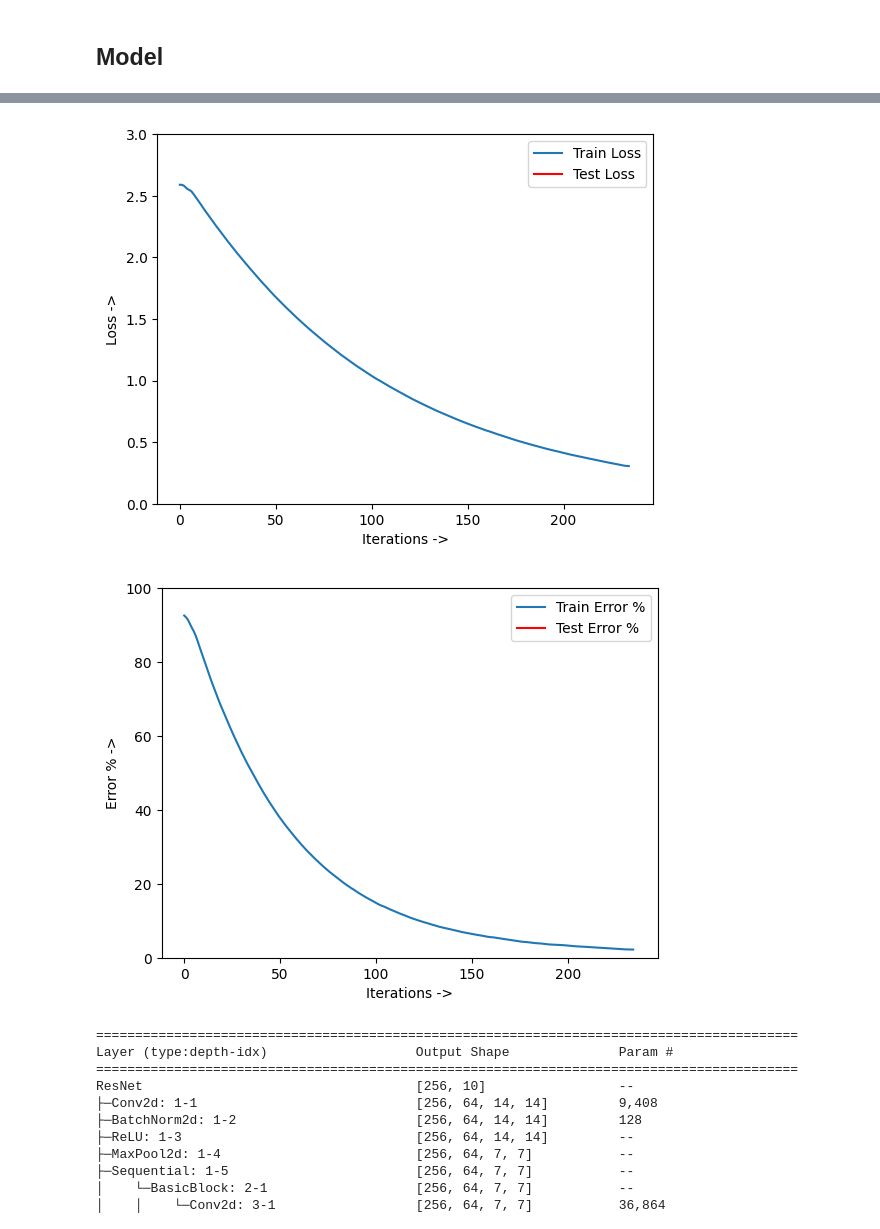
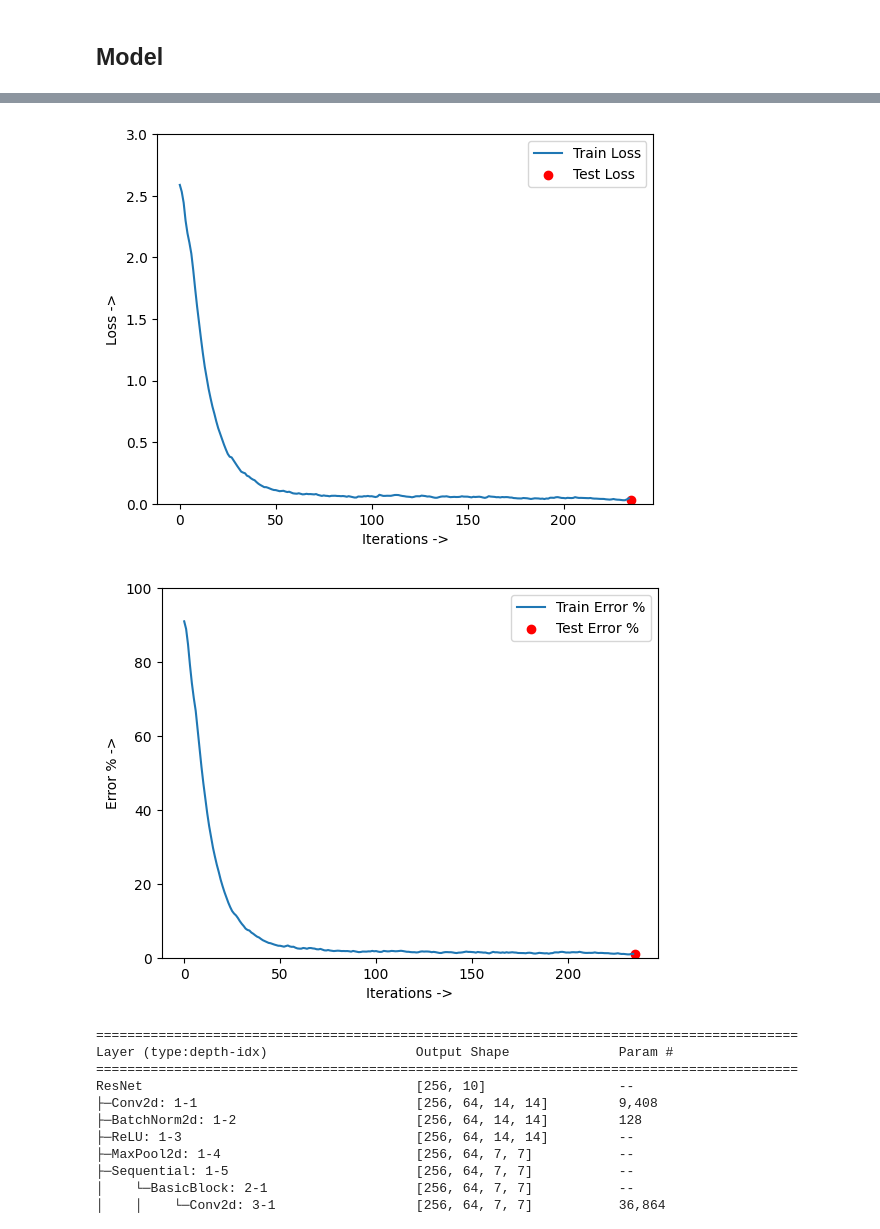
Before and after one commit to bethelmelesse/cnn_practice, a Jupyter notebook: resnet34_imagenet_mnist_full.ipynb, the cells around one changed output, grey strips where cells are left out. Saved outputs shown, nothing was run; the diff lists cells and outputs as text; code cells hidden in the pictures.

Commit message:
plot bugfix

```diff
--- a/resnet34_imagenet_mnist_full.ipynb
+++ b/resnet34_imagenet_mnist_full.ipynb
@@ -147,28 +147,28 @@ def smooth(scalars, weight):  # Weight between 0 and 1
     return smoothed
 # %%
 import numpy as np
-plt.plot(smooth(all_train_losses, 0.99), label='Train Loss')
+plt.plot(smooth(all_train_losses, 0.9), label='Train Loss')
 steps_per_epoch = len(train_dataloader)
 test_iterations = [steps_per_epoch*(i+1) for i in range(epoch)]
-plt.plot(test_iterations, all_test_losses, label='Test Loss', color='red')
+plt.scatter(test_iterations, all_test_losses, label='Test Loss', color='red')
 plt.ylim([0, 3.0])
 plt.xlabel('Iterations ->')
 plt.ylabel('Loss ->')
 plt.legend()
 plt.show()
 
 all_train_error = 100 - np.array(all_train_accuracy)
 all_test_error = 100 - np.array(all_test_accuracy)
-plt.plot(smooth(all_train_error, 0.98), label='Train Error %')
-plt.plot(test_iterations, all_test_error, label='Test Error %', color='red')
+plt.plot(smooth(all_train_error, 0.9), label='Train Error %')
+plt.scatter(test_iterations, all_test_error, label='Test Error %', color='red')
 plt.xlabel('Iterations ->')
 plt.ylabel('Error % ->')
 plt.ylim([0, 100])
 plt.legend()
 plt.show()
 # %% [output]
-[figure, old version]
+[figure, new version]
-[figure, old version]
+[figure, new version]
 # %%
 from torchinfo import summary
 summary(model, input_size=(batch_size, 3, 28, 28))
```
Also changed, not shown: parts of 1 cell of this notebook.
